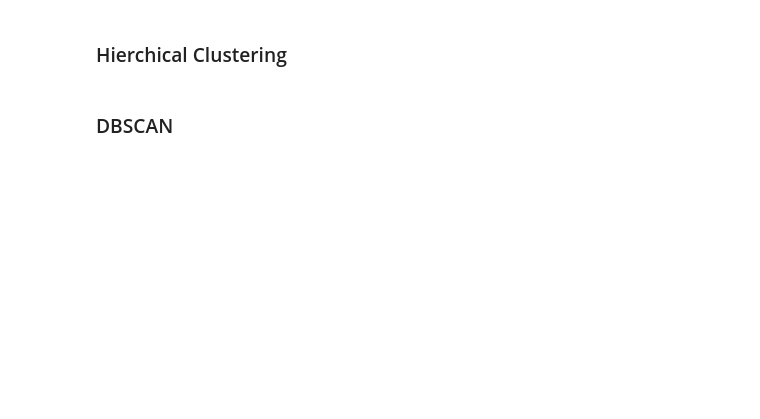
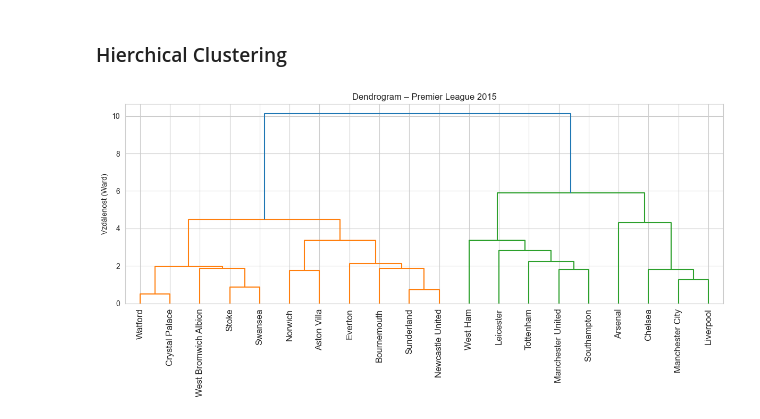
Before and after one commit to xcervenkam/DP, a Jupyter notebook: xG/xG_part.ipynb, the cells around one changed output. Cells and saved outputs as stored; diff of their text form; code cells hidden in the pictures; blank space fills up the shorter version.

Commit message:
added hierarchical clustering analysis

```diff
--- a/xG/xG_part.ipynb
+++ b/xG/xG_part.ipynb
@@ -532,4 +530,2 @@ Variables were selected from the understat dataset that together capture the off
 # %% [markdown]
 ### Hierchical Clustering
-# %% [markdown]
-### DBSCAN
@@ -535,0 +537,31 @@ Variables were selected from the understat dataset that together capture the off
+# %%
+# Set-up
+season = 2015
+features = ["xG", "xGA", "xG_diff", "xpts_diff", "ppda_coef", "deep"]
+
+# Selecting Data
+df = epl[epl["season_year"] == season].copy()
+df_model = df[["team"] + features].dropna().copy()
+X = df_model[features].values
+
+# Standardization
+scaler = StandardScaler()
+X_scaled = scaler.fit_transform(X)
+# %%
+# Hierarchical clustering (Ward method)
+Z = linkage(X_scaled, method="ward")
+# %%
+# Dendogram
+sns.set_style("whitegrid")
+plt.figure(figsize=(12,6))
+dendrogram(
+    Z,
+    labels=df_model["team"].values,
+    leaf_rotation=90
+)
+plt.title(f"Dendrogram – Premier League {season}")
+plt.ylabel("Vzdálenost (Ward)")
+plt.tight_layout()
+plt.show()
+# %% [output]
+[figure, added]
```
Also changed, not shown: parts of 3 cells of this notebook.
